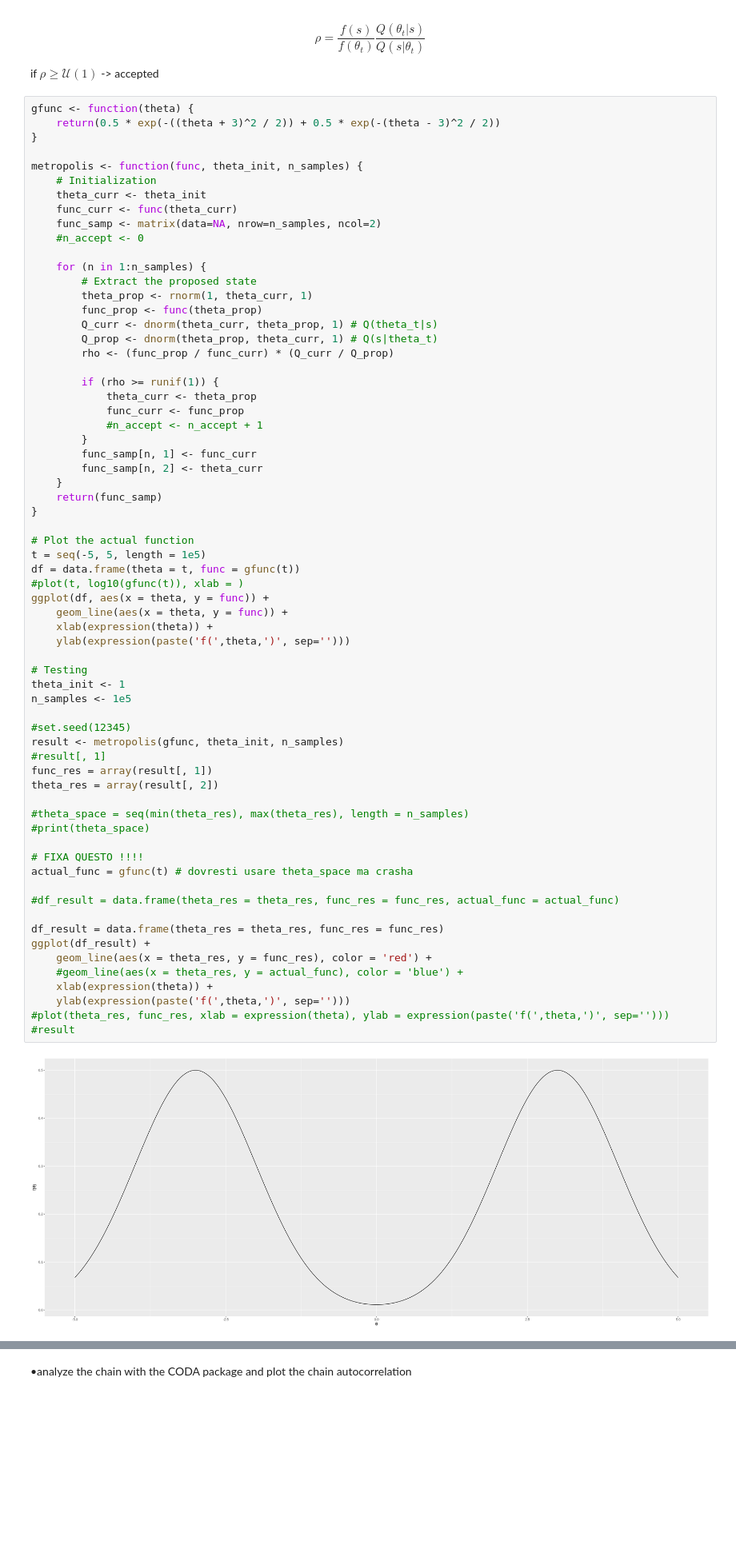
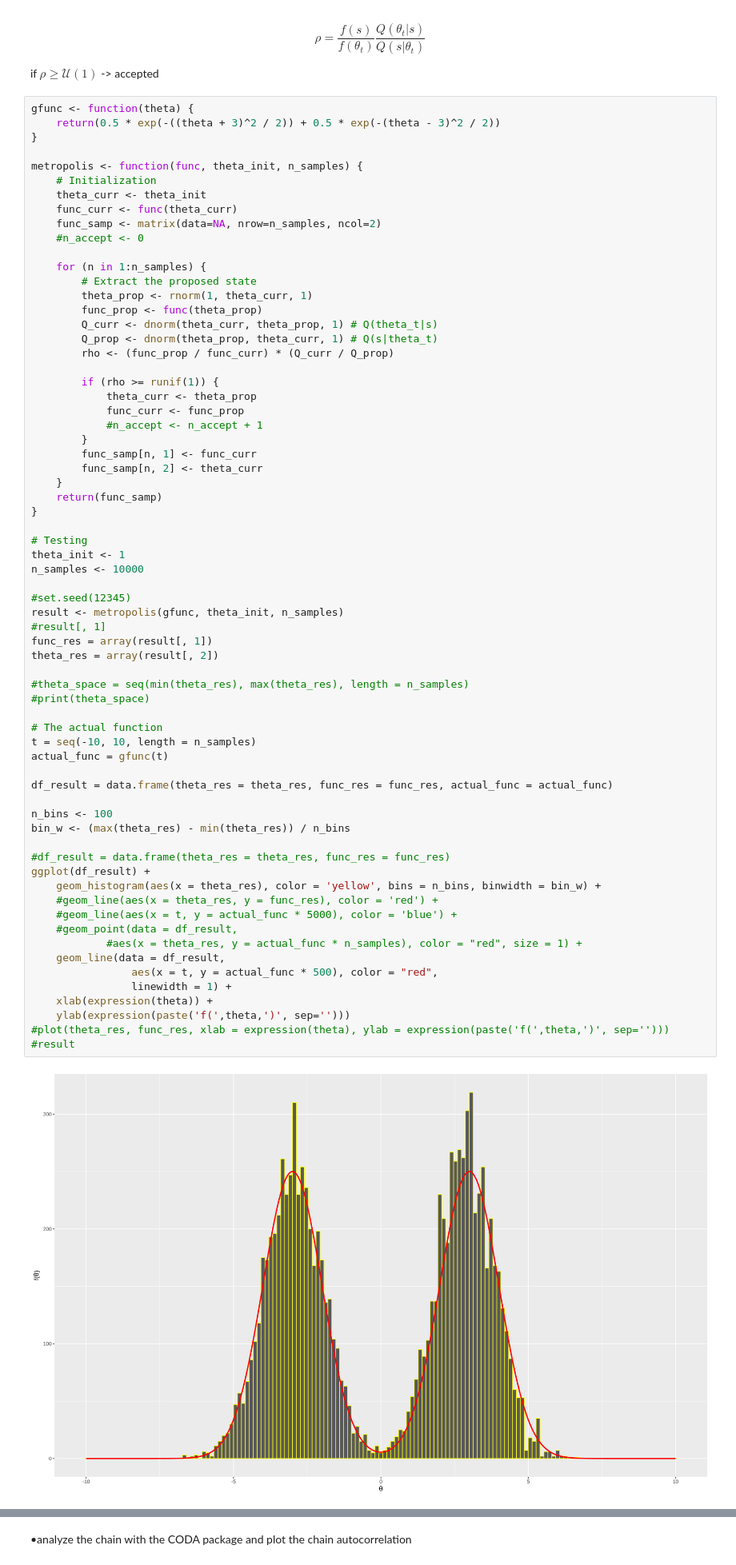
Before and after one commit to pietromalagoli/asp, a Jupyter notebook: code/lab05/Malagoli_Pietro_RLab05.ipynb, the cells around one changed output, grey strips where cells are left out. Shown at 80% size. Saved outputs shown, nothing was run; the diff lists cells and outputs as text; blank space fills up the shorter version.

Commit message:
Lab05 point1 polished

```diff
--- a/code/lab05/Malagoli_Pietro_RLab05.ipynb
+++ b/code/lab05/Malagoli_Pietro_RLab05.ipynb
@@ -46,47 +60,48 @@ metropolis <- function(func, theta_init, n_samples) {
             theta_curr <- theta_prop
             func_curr <- func_prop
             #n_accept <- n_accept + 1
         }
         func_samp[n, 1] <- func_curr
         func_samp[n, 2] <- theta_curr
     }
     return(func_samp)
 }
 
-# Plot the actual function
-t = seq(-5, 5, length = 1e5)
-df = data.frame(theta = t, func = gfunc(t))
-#plot(t, log10(gfunc(t)), xlab = )
-ggplot(df, aes(x = theta, y = func)) +
-    geom_line(aes(x = theta, y = func)) +
-    xlab(expression(theta)) +
-    ylab(expression(paste('f(',theta,')', sep='')))
-
 # Testing
 theta_init <- 1
-n_samples <- 1e5
+n_samples <- 10000
 
 #set.seed(12345)
 result <- metropolis(gfunc, theta_init, n_samples)
 #result[, 1]
 func_res = array(result[, 1])
 theta_res = array(result[, 2])
 
 #theta_space = seq(min(theta_res), max(theta_res), length = n_samples)
 #print(theta_space)
 
-# FIXA QUESTO !!!!
-actual_func = gfunc(t) # dovresti usare theta_space ma crasha
+# The actual function
+t = seq(-10, 10, length = n_samples)
+actual_func = gfunc(t)
 
-#df_result = data.frame(theta_res = theta_res, func_res = func_res, actual_func = actual_func)
+df_result = data.frame(theta_res = theta_res, func_res = func_res, actual_func = actual_func)
 
-df_result = data.frame(theta_res = theta_res, func_res = func_res)
+n_bins <- 100
+bin_w <- (max(theta_res) - min(theta_res)) / n_bins
+
+#df_result = data.frame(theta_res = theta_res, func_res = func_res)
 ggplot(df_result) +
-    geom_line(aes(x = theta_res, y = func_res), color = 'red') +
-    #geom_line(aes(x = theta_res, y = actual_func), color = 'blue') +
+    geom_histogram(aes(x = theta_res), color = 'yellow', bins = n_bins, binwidth = bin_w) +
+    #geom_line(aes(x = theta_res, y = func_res), color = 'red') +
+    #geom_line(aes(x = t, y = actual_func * 5000), color = 'blue') +
+    #geom_point(data = df_result,
+            #aes(x = theta_res, y = actual_func * n_samples), color = "red", size = 1) +
+    geom_line(data = df_result,
+                aes(x = t, y = actual_func * 500), color = "red",
+                linewidth = 1) +
     xlab(expression(theta)) +
     ylab(expression(paste('f(',theta,')', sep='')))
 #plot(theta_res, func_res, xlab = expression(theta), ylab = expression(paste('f(',theta,')', sep='')))
 #result
 # %% [output]
-[figure, old version]
+[figure, new version]
```
Also changed, not shown: parts of 19 cells of this notebook.
